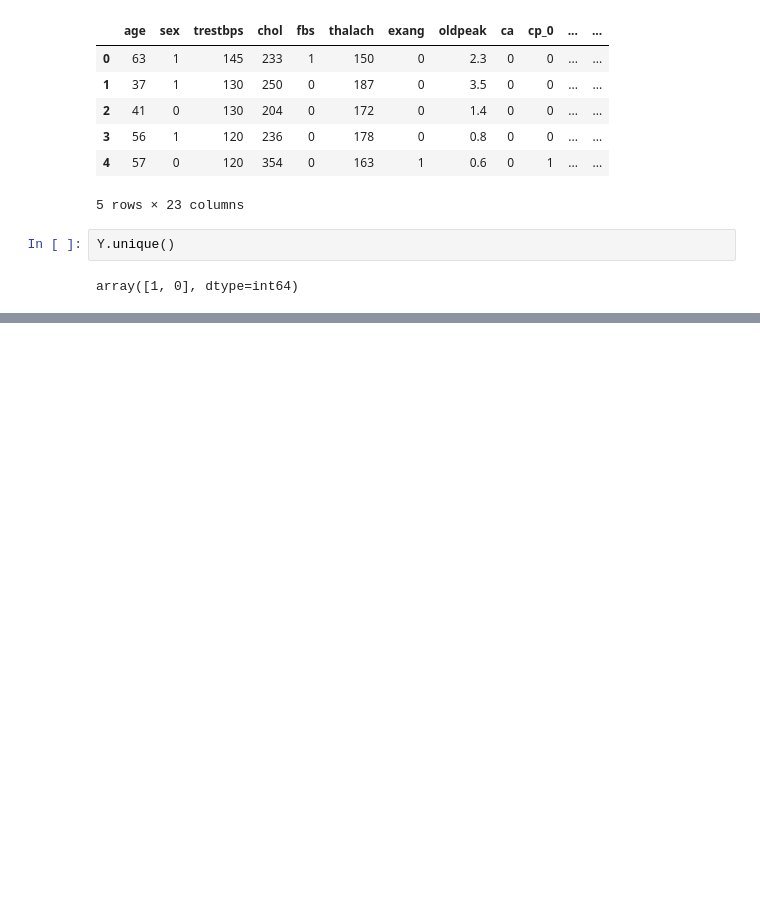
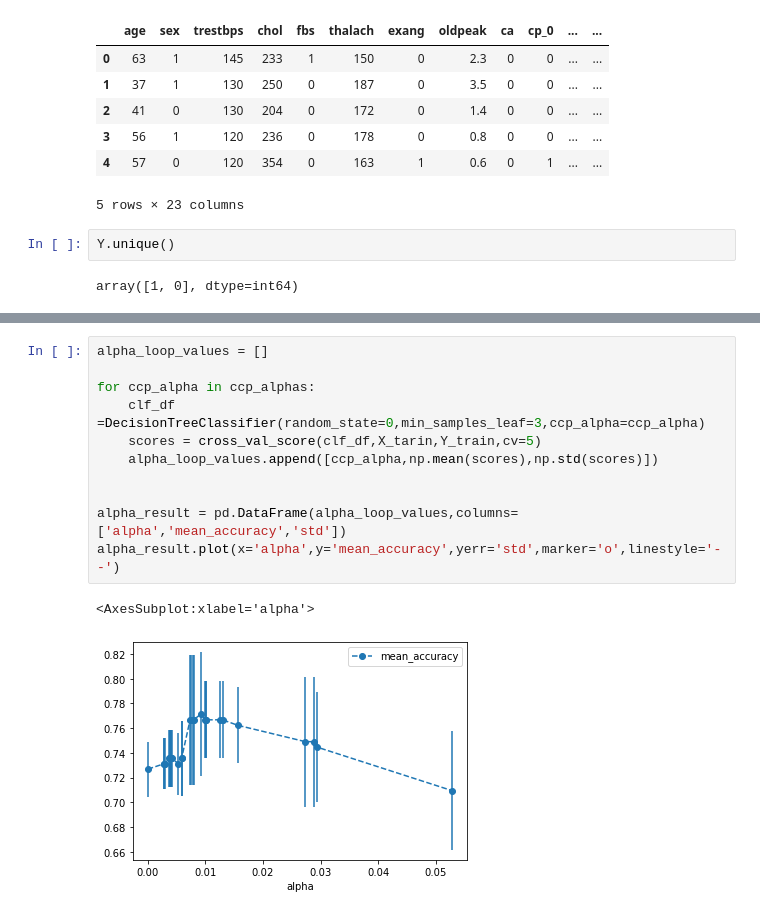
Before and after one commit to sultankhaled9/ML, a Jupyter notebook: Tree.ipynb, the cells around one changed output, grey strips where cells are left out. Saved outputs shown, nothing was run; the diff lists cells and outputs as text; blank space fills up the shorter version.

```diff
--- a/Tree.ipynb
+++ b/Tree.ipynb
@@ -149,0 +167,14 @@ plt.show()
+# %%
+alpha_loop_values = []
+
+for ccp_alpha in ccp_alphas:
+    clf_df =DecisionTreeClassifier(random_state=0,min_samples_leaf=3,ccp_alpha=ccp_alpha)
+    scores = cross_val_score(clf_df,X_tarin,Y_train,cv=5)
+    alpha_loop_values.append([ccp_alpha,np.mean(scores),np.std(scores)])
+
+
+alpha_result = pd.DataFrame(alpha_loop_values,columns=['alpha','mean_accuracy','std'])
+alpha_result.plot(x='alpha',y='mean_accuracy',yerr='std',marker='o',linestyle='--')
+# %% [output]
+<AxesSubplot:xlabel='alpha'>
+[figure, added]
```
Also changed, not shown: parts of 16 cells of this notebook.
